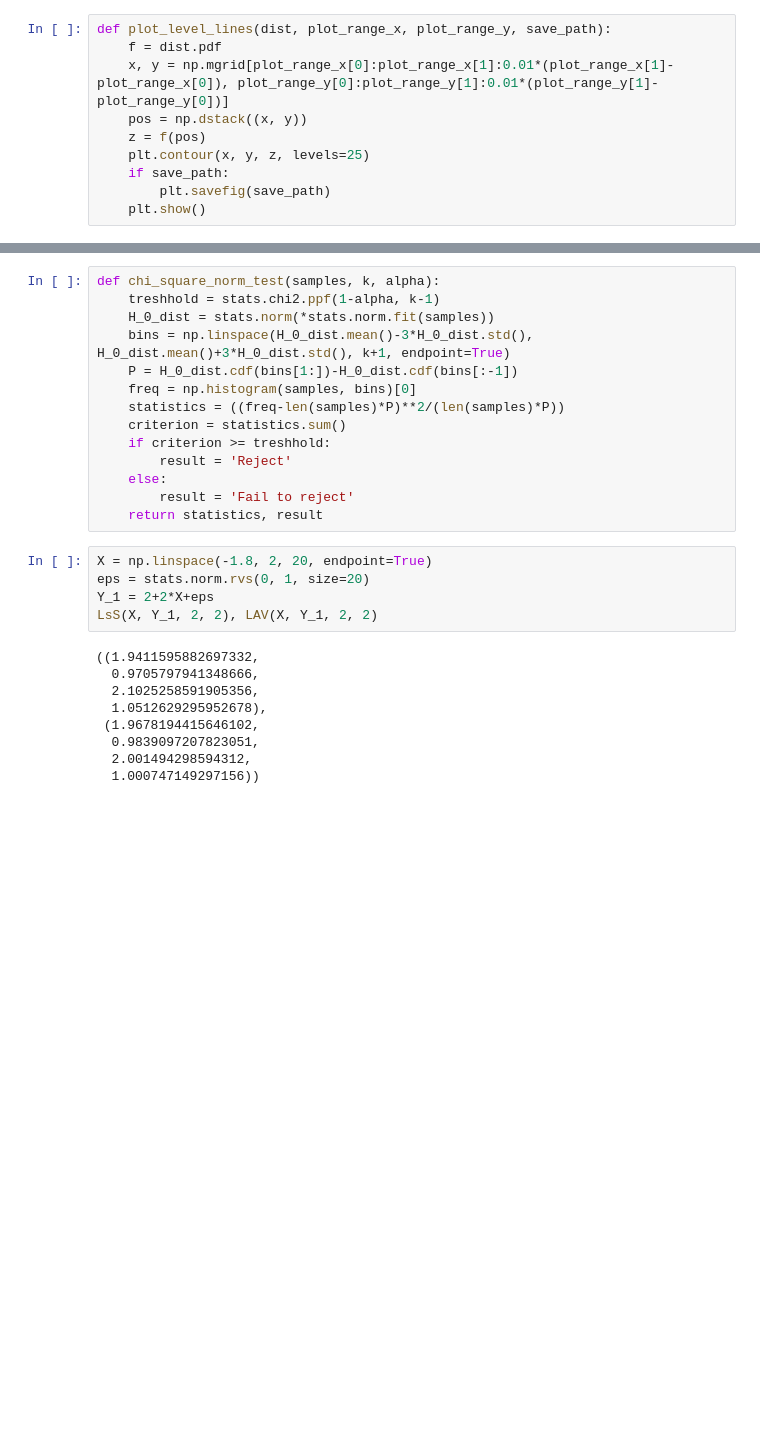
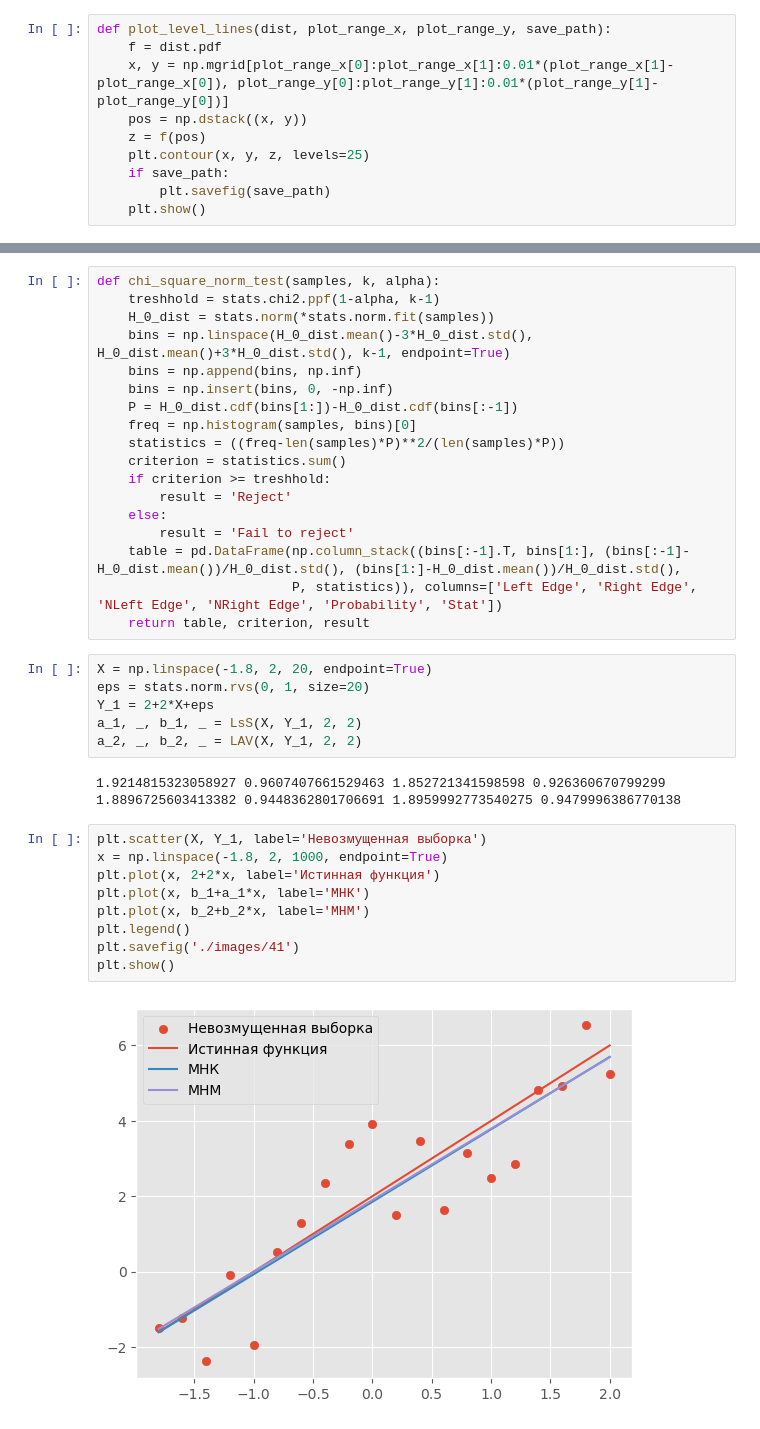
Before and after one commit to AndrewM0204/stats, a Jupyter notebook: stat1.ipynb, the cells around one changed output, grey strips where cells are left out. Saved outputs shown, nothing was run; the diff lists cells and outputs as text; blank space fills up the shorter version.

```diff
--- a/stat1.ipynb
+++ b/stat1.ipynb
@@ -178,7 +180,9 @@ def LAV(x, y, true_a, true_b):
 def chi_square_norm_test(samples, k, alpha):
     treshhold = stats.chi2.ppf(1-alpha, k-1)
     H_0_dist = stats.norm(*stats.norm.fit(samples))
-    bins = np.linspace(H_0_dist.mean()-3*H_0_dist.std(), H_0_dist.mean()+3*H_0_dist.std(), k+1, endpoint=True)
+    bins = np.linspace(H_0_dist.mean()-3*H_0_dist.std(), H_0_dist.mean()+3*H_0_dist.std(), k-1, endpoint=True)
+    bins = np.append(bins, np.inf)
+    bins = np.insert(bins, 0, -np.inf)
     P = H_0_dist.cdf(bins[1:])-H_0_dist.cdf(bins[:-1])
     freq = np.histogram(samples, bins)[0]
     statistics = ((freq-len(samples)*P)**2/(len(samples)*P))
@@ -187,21 +191,29 @@ def chi_square_norm_test(samples, k, alpha):
         result = 'Reject'
     else:
         result = 'Fail to reject'
-    return statistics, result
+    table = pd.DataFrame(np.column_stack((bins[:-1].T, bins[1:], (bins[:-1]-H_0_dist.mean())/H_0_dist.std(), (bins[1:]-H_0_dist.mean())/H_0_dist.std(),
+                         P, statistics)), columns=['Left Edge', 'Right Edge', 'NLeft Edge', 'NRight Edge', 'Probability', 'Stat'])
+    return table, criterion, result
 # %%
 X = np.linspace(-1.8, 2, 20, endpoint=True)
 eps = stats.norm.rvs(0, 1, size=20)
 Y_1 = 2+2*X+eps
-LsS(X, Y_1, 2, 2), LAV(X, Y_1, 2, 2)
+a_1, _, b_1, _ = LsS(X, Y_1, 2, 2)
+a_2, _, b_2, _ = LAV(X, Y_1, 2, 2)
 # %% [output]
-((1.9411595882697332,
-  0.9705797941348666,
-  2.1025258591905356,
-  1.0512629295952678),
- (1.9678194415646102,
-  0.9839097207823051,
-  2.001494298594312,
-  1.000747149297156))
+1.9214815323058927 0.9607407661529463 1.852721341598598 0.926360670799299
+1.8896725603413382 0.9448362801706691 1.8959992773540275 0.9479996386770138
+# %%
+plt.scatter(X, Y_1, label='Невозмущенная выборка')
+x = np.linspace(-1.8, 2, 1000, endpoint=True)
+plt.plot(x, 2+2*x, label='Истинная функция')
+plt.plot(x, b_1+a_1*x, label='МНК')
+plt.plot(x, b_2+b_2*x, label='МНМ')
+plt.legend()
+plt.savefig('./images/41')
+plt.show()
+# %% [output]
+[figure, added]
 # %%
 eps = stats.norm.rvs(0, 1, size=20)
 Y_2 = 2+2*X+eps
```
Also changed, not shown: parts of 9 cells of this notebook, 2 other files.
